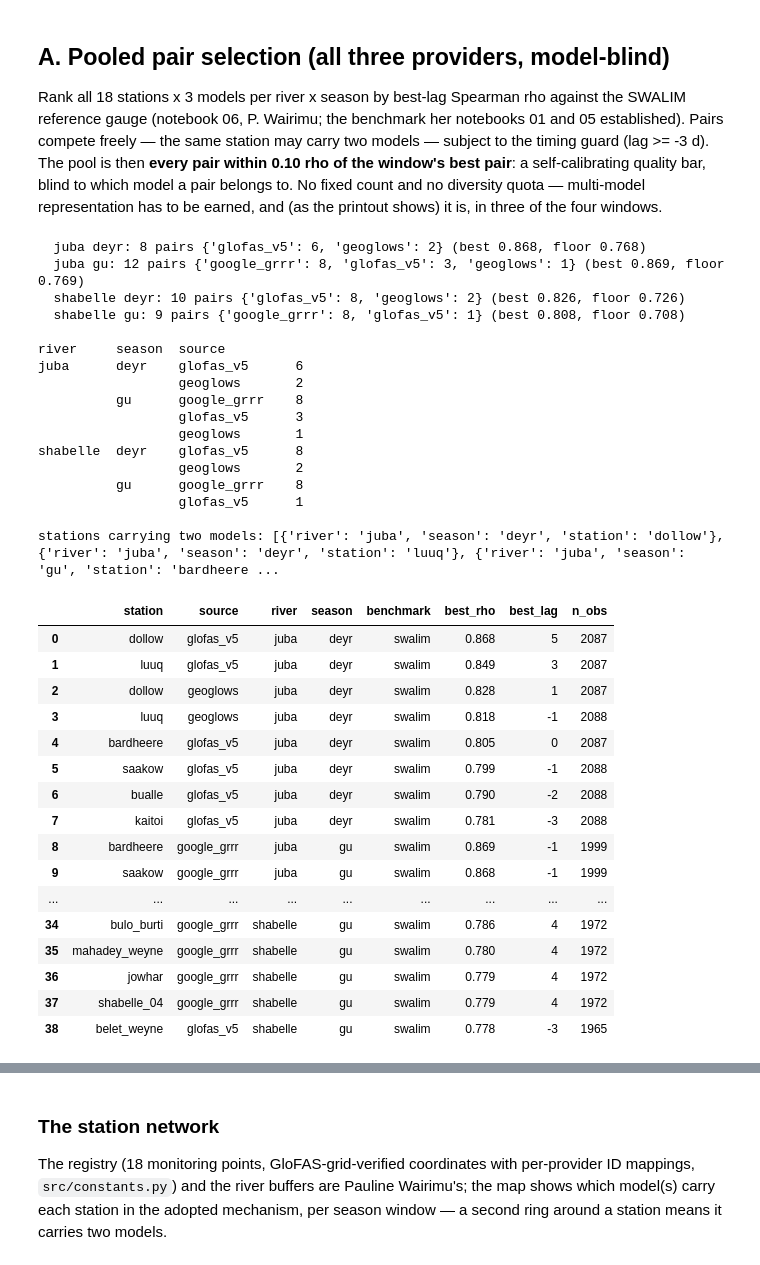
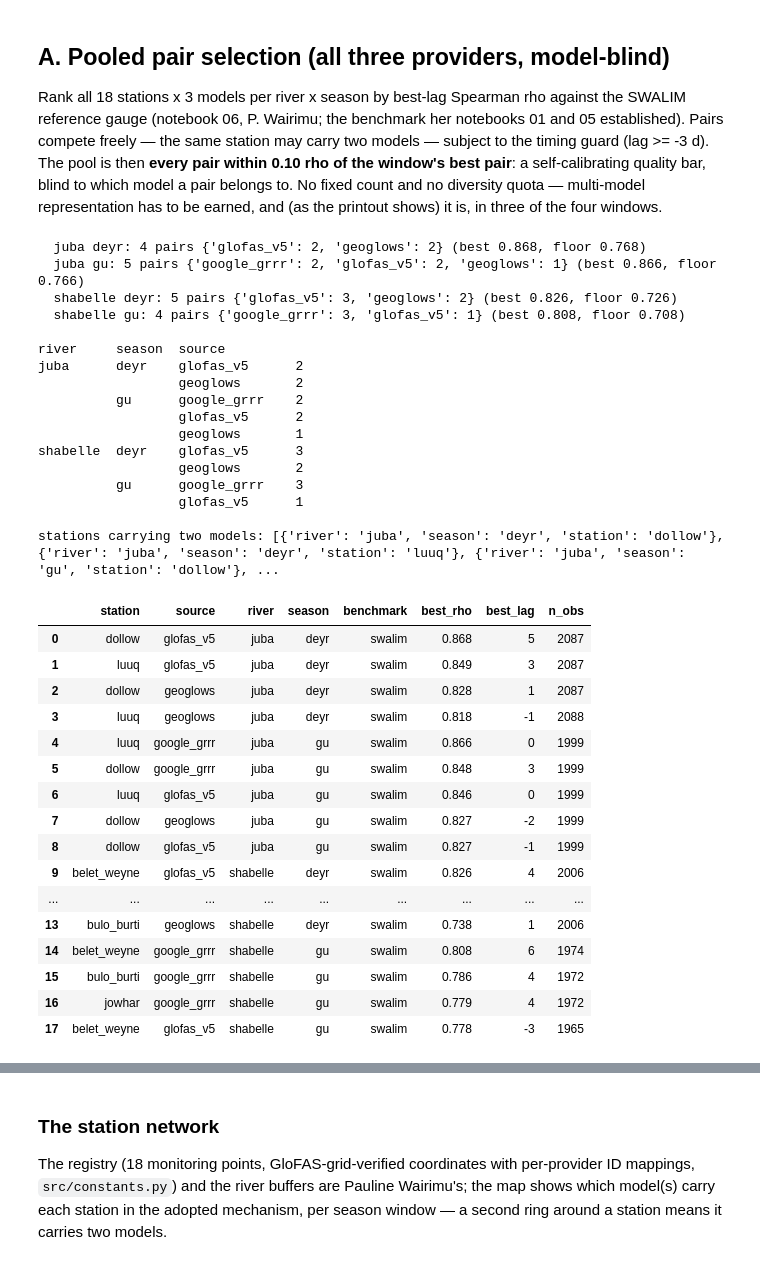
Before and after one commit to OCHA-DAP/ds-aa-som-floods, a Jupyter notebook: analysis/11_multisource_trigger.ipynb, the cells around one changed output, grey strips where cells are left out. Saved outputs shown, nothing was run; the diff lists cells and outputs as text; code cells hidden in the pictures.

```diff
--- a/analysis/11_multisource_trigger.ipynb
+++ b/analysis/11_multisource_trigger.ipynb
@@ -102,6 +102,10 @@ ACTION_MAX_LEAD = 6          # GloFAS "day" labels / GRRR leads (nb10 convention
 READY_LEADS = (7, 12)
 GAUGE_BM = {"shabelle": "swalim_belet_weyne", "juba": "swalim_luuq"}
 REF_GAUGE = {"shabelle": "belet_weyne", "juba": "luuq"}
+# v4 (decision 2026-08-26): forecast points restricted to SNRFA gauges
+# still reporting (through Jul 2026) — activations must be verifiable
+# against a live gauge. Bardheere stopped Nov 2023, Bualle Mar 2024.
+ACTIVE_GAUGES = ["belet_weyne", "bulo_burti", "jowhar", "luuq", "dollow"]
 SOURCES = ["geoglows", "glofas_v5", "google_grrr"]
 SRC_LABEL = {"geoglows": "GEOGloWS", "glofas_v5": "GloFAS v5", "google_grrr": "Google GRRR"}
 
@@ -136,61 +140,62 @@ fixed count and no diversity quota — multi-model representation has to be
 earned, and (as the printout shows) it is, in three of the four windows.
 # %%
 cand = corr[(corr.benchmark == "swalim") & (corr.best_lag >= LAG_GUARD)
-            & (corr.best_rho >= MIN_RHO)].copy()
+            & (corr.best_rho >= MIN_RHO)
+            & corr.station.isin(ACTIVE_GAUGES)].copy()
 
 sel_parts = []
 for (river, season), g in cand.groupby(["river", "season"]):
     g = g.sort_values("best_rho", ascending=False)
     pool = g[g.best_rho >= g.best_rho.max() - REL_TOL]
     sel_parts.append(pool)
     print(f"  {river} {season}: {len(pool)} pairs "
           f"{pool.source.value_counts().to_dict()} "
           f"(best {pool.best_rho.max():.3f}, floor {pool.best_rho.max() - REL_TOL:.3f})")
 sel = (pd.concat(sel_parts)
        .sort_values(["river", "season", "best_rho"], ascending=[1, 1, 0])
        .reset_index(drop=True))
 POOL_SIZE = {k: len(v) for k, v in sel.groupby(["river", "season"])}
 print()
 print(sel.groupby(["river", "season"]).source.value_counts().to_string())
 dup = sel.groupby(["river", "season", "station"]).size()
 print("\nstations carrying two models:",
       dup[dup > 1].reset_index()[["river", "season", "station"]].to_dict("records"))
 sel
 # %% [output]
-  juba deyr: 8 pairs {'glofas_v5': 6, 'geoglows': 2} (best 0.868, floor 0.768)
-  juba gu: 12 pairs {'google_grrr': 8, 'glofas_v5': 3, 'geoglows': 1} (best 0.869, floor 0.769)
-  shabelle deyr: 10 pairs {'glofas_v5': 8, 'geoglows': 2} (best 0.826, floor 0.726)
-  shabelle gu: 9 pairs {'google_grrr': 8, 'glofas_v5': 1} (best 0.808, floor 0.708)
+  juba deyr: 4 pairs {'glofas_v5': 2, 'geoglows': 2} (best 0.868, floor 0.768)
+  juba gu: 5 pairs {'google_grrr': 2, 'glofas_v5': 2, 'geoglows': 1} (best 0.866, floor 0.766)
+  shabelle deyr: 5 pairs {'glofas_v5': 3, 'geoglows': 2} (best 0.826, floor 0.726)
+  shabelle gu: 4 pairs {'google_grrr': 3, 'glofas_v5': 1} (best 0.808, floor 0.708)
 
 river     season  source
-juba      deyr    glofas_v5      6
+juba      deyr    glofas_v5      2
                   geoglows       2
-          gu      google_grrr    8
-                  glofas_v5      3
+          gu      google_grrr    2
+                  glofas_v5      2
                   geoglows       1
-shabelle  deyr    glofas_v5      8
+shabelle  deyr    glofas_v5      3
                   geoglows       2
-          gu      google_grrr    8
+          gu      google_grrr    3
                   glofas_v5      1
 
-stations carrying two models: [{'river': 'juba', 'season': 'deyr', 'station': 'dollow'}, {'river': 'juba', 'season': 'deyr', 'station': 'luuq'}, {'river': 'juba', 'season': 'gu', 'station': 'bardheere ...
+stations carrying two models: [{'river': 'juba', 'season': 'deyr', 'station': 'dollow'}, {'river': 'juba', 'season': 'deyr', 'station': 'luuq'}, {'river': 'juba', 'season': 'gu', 'station': 'dollow'}, ...
 |  | station | source | river | season | benchmark | best_rho | best_lag | n_obs |
 | 0 | dollow | glofas_v5 | juba | deyr | swalim | 0.868 | 5 | 2087 |
 | 1 | luuq | glofas_v5 | juba | deyr | swalim | 0.849 | 3 | 2087 |
 | 2 | dollow | geoglows | juba | deyr | swalim | 0.828 | 1 | 2087 |
 | 3 | luuq | geoglows | juba | deyr | swalim | 0.818 | -1 | 2088 |
-| 4 | bardheere | glofas_v5 | juba | deyr | swalim | 0.805 | 0 | 2087 |
-| 5 | saakow | glofas_v5 | juba | deyr | swalim | 0.799 | -1 | 2088 |
-| 6 | bualle | glofas_v5 | juba | deyr | swalim | 0.790 | -2 | 2088 |
-| 7 | kaitoi | glofas_v5 | juba | deyr | swalim | 0.781 | -3 | 2088 |
-| 8 | bardheere | google_grrr | juba | gu | swalim | 0.869 | -1 | 1999 |
-| 9 | saakow | google_grrr | juba | gu | swalim | 0.868 | -1 | 1999 |
+| 4 | luuq | google_grrr | juba | gu | swalim | 0.866 | 0 | 1999 |
+| 5 | dollow | google_grrr | juba | gu | swalim | 0.848 | 3 | 1999 |
+| 6 | luuq | glofas_v5 | juba | gu | swalim | 0.846 | 0 | 1999 |
+| 7 | dollow | geoglows | juba | gu | swalim | 0.827 | -2 | 1999 |
+| 8 | dollow | glofas_v5 | juba | gu | swalim | 0.827 | -1 | 1999 |
+| 9 | belet_weyne | glofas_v5 | shabelle | deyr | swalim | 0.826 | 4 | 2006 |
 | ... | ... | ... | ... | ... | ... | ... | ... | ... |
-| 34 | bulo_burti | google_grrr | shabelle | gu | swalim | 0.786 | 4 | 1972 |
-| 35 | mahadey_weyne | google_grrr | shabelle | gu | swalim | 0.780 | 4 | 1972 |
-| 36 | jowhar | google_grrr | shabelle | gu | swalim | 0.779 | 4 | 1972 |
-| 37 | shabelle_04 | google_grrr | shabelle | gu | swalim | 0.779 | 4 | 1972 |
-| 38 | belet_weyne | glofas_v5 | shabelle | gu | swalim | 0.778 | -3 | 1965 |
+| 13 | bulo_burti | geoglows | shabelle | deyr | swalim | 0.738 | 1 | 2006 |
+| 14 | belet_weyne | google_grrr | shabelle | gu | swalim | 0.808 | 6 | 1974 |
+| 15 | bulo_burti | google_grrr | shabelle | gu | swalim | 0.786 | 4 | 1972 |
+| 16 | jowhar | google_grrr | shabelle | gu | swalim | 0.779 | 4 | 1972 |
+| 17 | belet_weyne | glofas_v5 | shabelle | gu | swalim | 0.778 | -3 | 1965 |
 # %%
 fig, axes = plt.subplots(2, 2, figsize=(12, 8), sharey=True)
 combos = [("juba", "gu"), ("juba", "deyr"), ("shabelle", "gu"), ("shabelle", "deyr")]
```
Also changed, not shown: parts of 23 cells of this notebook, 15 other files.
